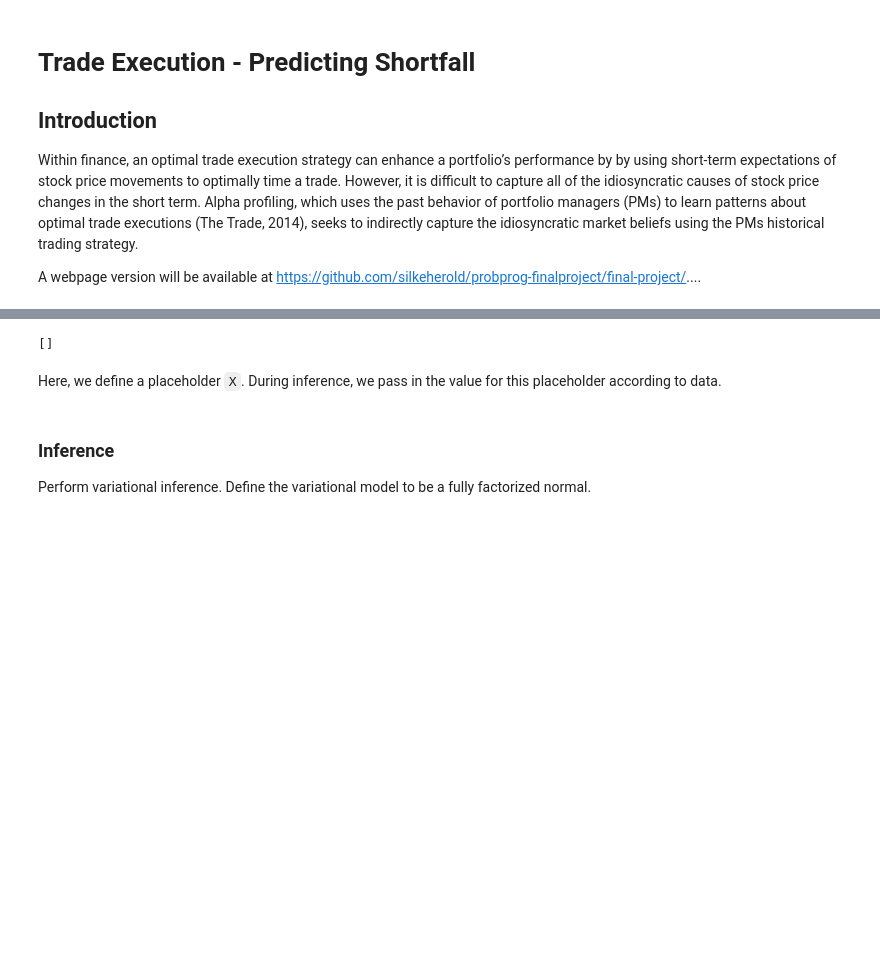
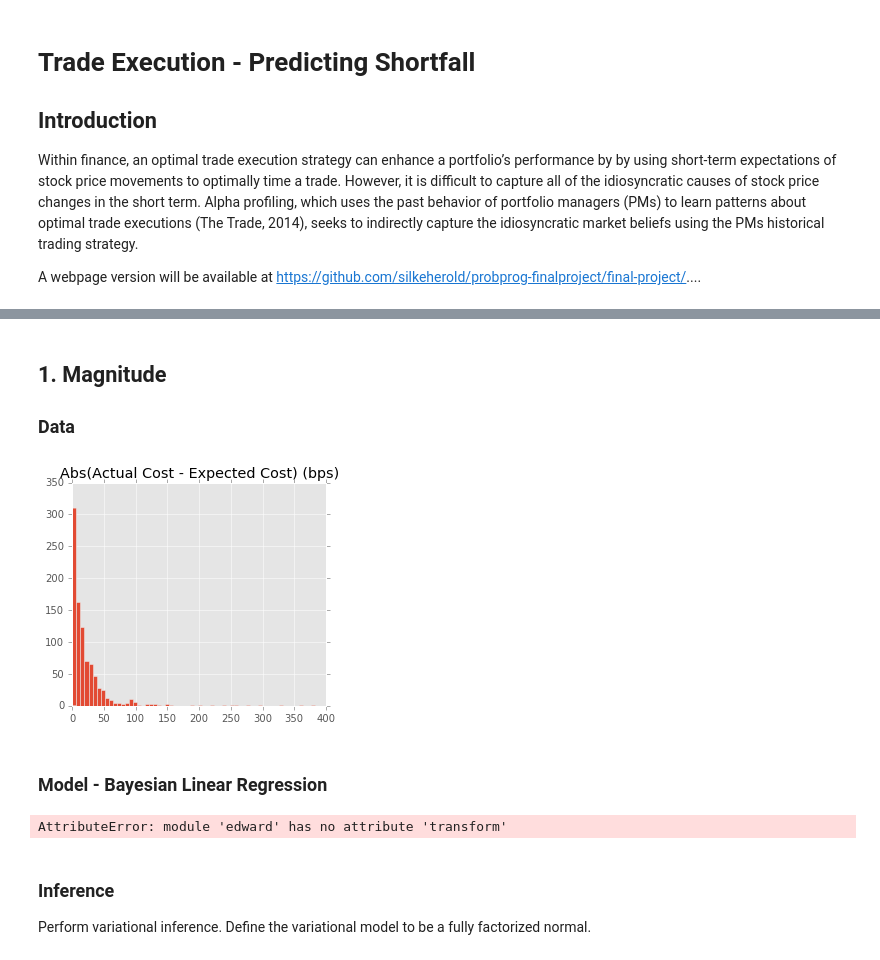
Before and after one commit to silkeherold/probprog-finalproject, a Jupyter notebook: final-project/final-notebook.ipynb, the cells around one changed output, grey strips where cells are left out. Saved outputs shown, nothing was run; the diff lists cells and outputs as text; code cells hidden in the pictures; blank space fills up the shorter version.

```diff
--- a/final-project/final-notebook.ipynb
+++ b/final-project/final-notebook.ipynb
@@ -186,11 +78,34 @@ sess.close()
-# %%
-e=np.linalg.eigvals(z)
-print(e[e<0])
-# %% [output]
-[]
-# %% [markdown]
-Here, we define a placeholder `X`. During inference, we pass in
-the value for this placeholder according to data.
+# %% [markdown]
+## 1. Magnitude
+### Data
+# %%
+# Magnitude Training Data
+X_train_size = np.absolute(data[:, 2:])
+y_train_size = np.absolute(data[:, 0]-data[:,1])
+
+# Histograms of y variable
+plt.figure(figsize=(10,4))
+plt.subplot(1,2,1)
+plt.title('Abs(Actual Cost - Expected Cost) (bps)')
+_ = plt.hist(y_train_size,bins=60)
+# %% [output]
+[figure, added]
+# %% [markdown]
+
+### Model - Bayesian Linear Regression
+# %%
+ds = tf.contrib.distributions
+
+X_size = tf.placeholder(tf.float32, [N, D_size])
+w_size = Normal(loc=tf.zeros(D_size), scale=tf.ones(D_size))
+b_size = Normal(loc=tf.zeros(1), scale=tf.ones(1))
+y = Normal(loc=ed.dot(X_size, w_size) + b_size, scale=tf.ones(N))
+y_size = ed.transform(y,bijectors.Exp())
+
+
+#y_size = ln.parameters(loc=ed.dot(X_size, w_size) + b_size, scale=tf.ones(N))
+# %% [output]
+AttributeError: module 'edward' has no attribute 'transform'
 # %% [markdown]
 ### Inference
 
```
Also changed, not shown: parts of 17 cells of this notebook.
